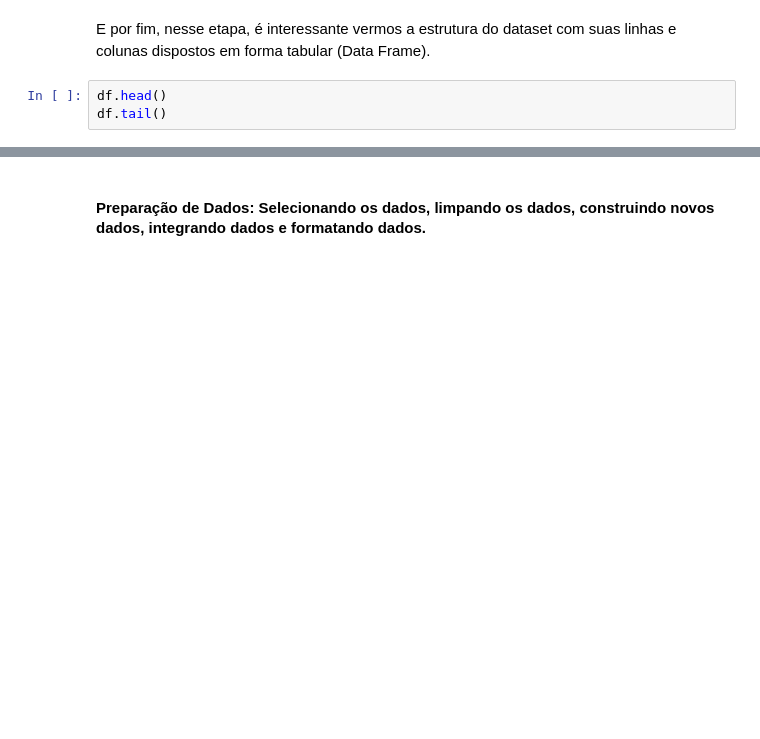
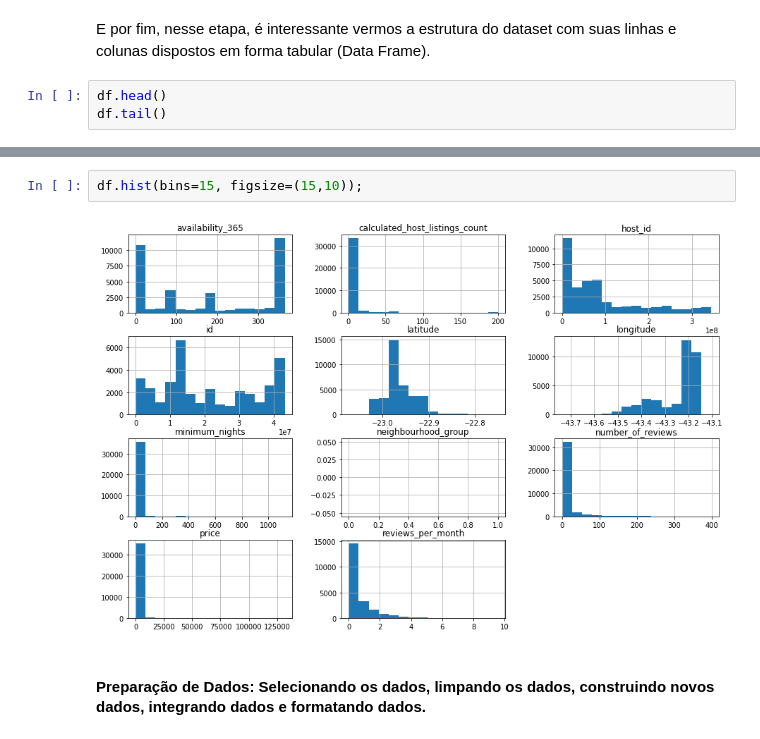
Before and after one commit to consultantleonardoferreira/Projetos-em-Data-Science, a Jupyter notebook: airbnb.ipynb, the cells around one changed output, grey strips where cells are left out. Drawn from its saved outputs; the diff is of its cells as text; blank space fills up the shorter version.

```diff
--- a/airbnb.ipynb
+++ b/airbnb.ipynb
@@ -96,3 +133,7 @@ df.tail()
+# %%
+df.hist(bins=15, figsize=(15,10));
+# %% [output]
+[figure, added]
 # %% [markdown]
 #### **Preparação de Dados:** Selecionando os dados, limpando os dados, construindo novos dados, integrando dados e formatando dados.
 # %% [markdown]
```
Also changed, not shown: parts of 3 cells of this notebook.
